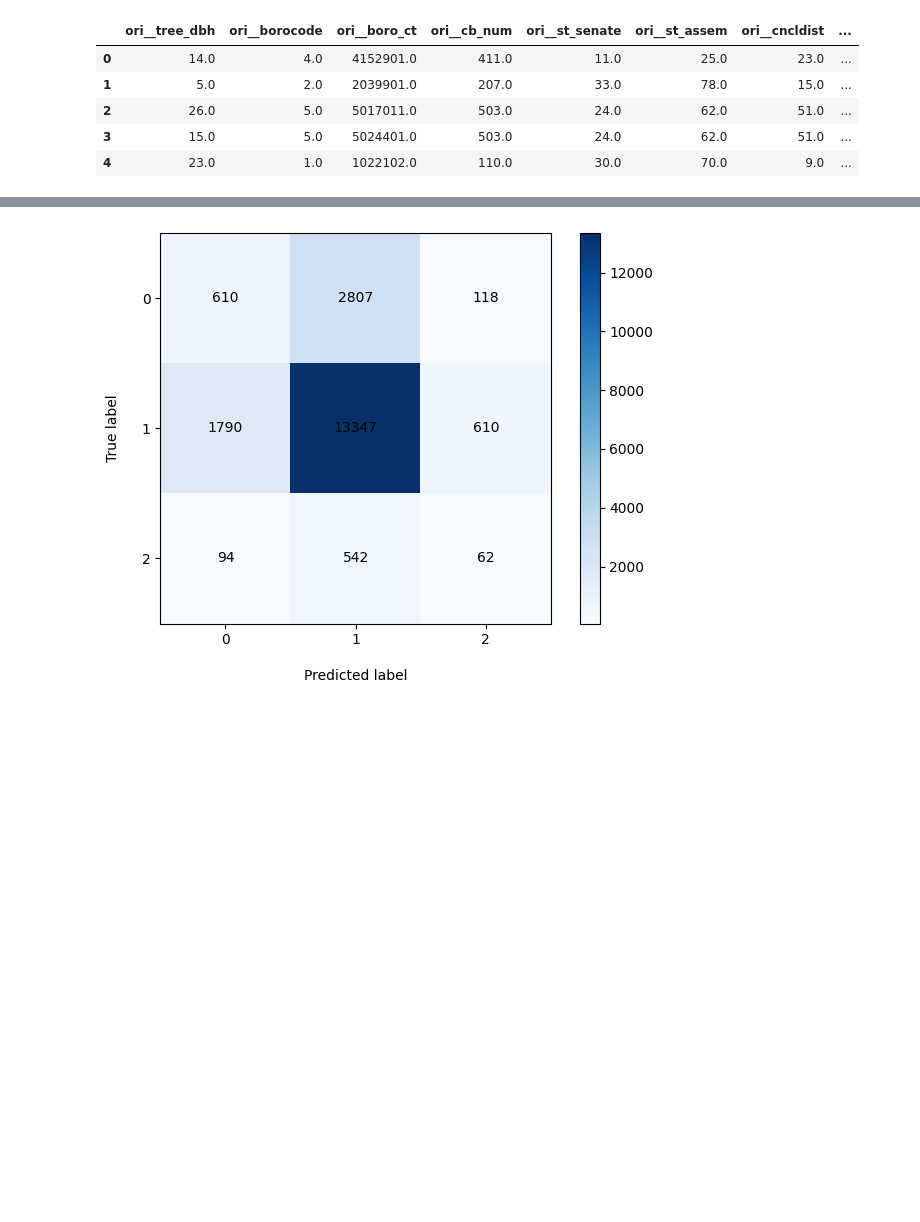
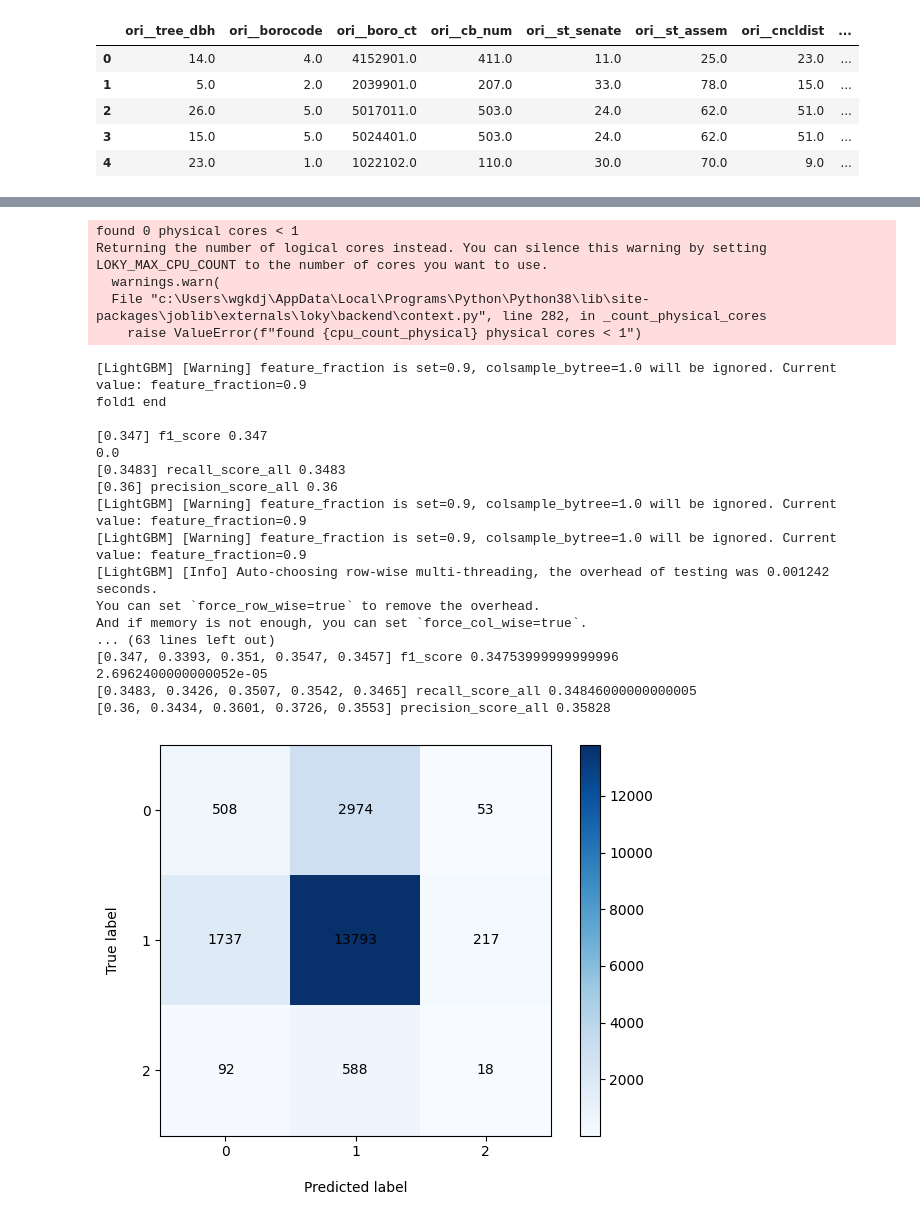
Before and after one commit to Keitovolcom/smbc_comp, a Jupyter notebook: workspace/work12_13/検証.ipynb, the cells around one changed output, grey strips where cells are left out. Cells and saved outputs as stored; diff of their text form; code cells hidden in the pictures; blank space fills up the shorter version.

```diff
--- a/workspace/work12_13/検証.ipynb
+++ b/workspace/work12_13/検証.ipynb
@@ -345,13 +339,17 @@ def visualize_importance(models, feat_train_df):
 # %%
 n_fold = 5
 lgbm_params = {
+    'n_estimators':1000,
     'objective': 'multiclass',
     'num_class': 3,  # クラスの数を指定
     'metric': 'multi_logloss',
     'num_leaves': 31,
     'learning_rate': 0.05,
     'feature_fraction': 0.9,
-    'class_weight': {0: 3, 1: 1, 2: 12},#1以外の数値を上げるとreal１がより当該ラベルに落ちるようになる
+    'class_weight': {0: 3, 1: 1, 2: 12},
+    'importance_type' : 'gain'
+    #'device_type' :'gpu'
+    #1以外の数値を上げるとreal１がより当該ラベルに落ちるようになる
 
 }
 
@@ -391 +384,23 @@ And if memory is not enough, you can set `force_col_wise=true`.
+found 0 physical cores < 1
+Returning the number of logical cores instead. You can silence this warning by setting LOKY_MAX_CPU_COUNT to the number of cores you want to use.
+  warnings.warn(
+  File "c:\Users\wgkdj\AppData\Local\Programs\Python\Python38\lib\site-packages\joblib\externals\loky\backend\context.py", line 282, in _count_physical_cores
+    raise ValueError(f"found {cpu_count_physical} physical cores < 1")
+[LightGBM] [Warning] feature_fraction is set=0.9, colsample_bytree=1.0 will be ignored. Current value: feature_fraction=0.9
+fold1 end
+
+[0.347] f1_score 0.347
+0.0
+[0.3483] recall_score_all 0.3483
+[0.36] precision_score_all 0.36
+[LightGBM] [Warning] feature_fraction is set=0.9, colsample_bytree=1.0 will be ignored. Current value: feature_fraction=0.9
+[LightGBM] [Warning] feature_fraction is set=0.9, colsample_bytree=1.0 will be ignored. Current value: feature_fraction=0.9
+[LightGBM] [Info] Auto-choosing row-wise multi-threading, the overhead of testing was 0.001242 seconds.
+You can set `force_row_wise=true` to remove the overhead.
+And if memory is not enough, you can set `force_col_wise=true`.
+... (63 lines left out)
+[0.347, 0.3393, 0.351, 0.3547, 0.3457] f1_score 0.34753999999999996
+2.6962400000000052e-05
+[0.3483, 0.3426, 0.3507, 0.3542, 0.3465] recall_score_all 0.34846000000000005
+[0.36, 0.3434, 0.3601, 0.3726, 0.3553] precision_score_all 0.35828
-[figure, old version]
+[figure, new version]
```
Also changed, not shown: parts of 13 cells of this notebook, 8 other files.
